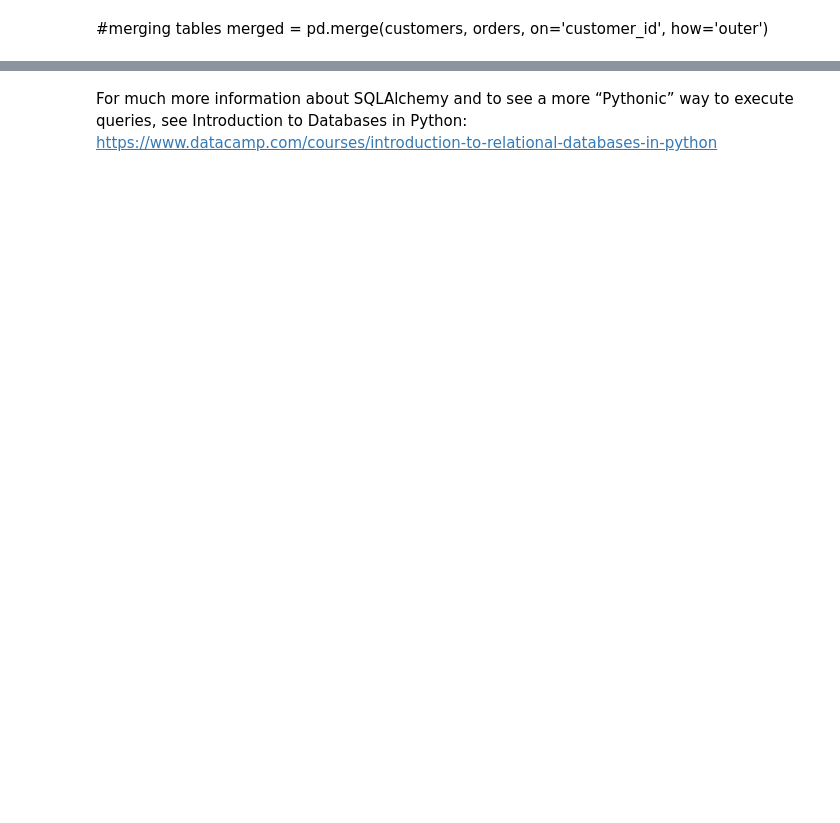
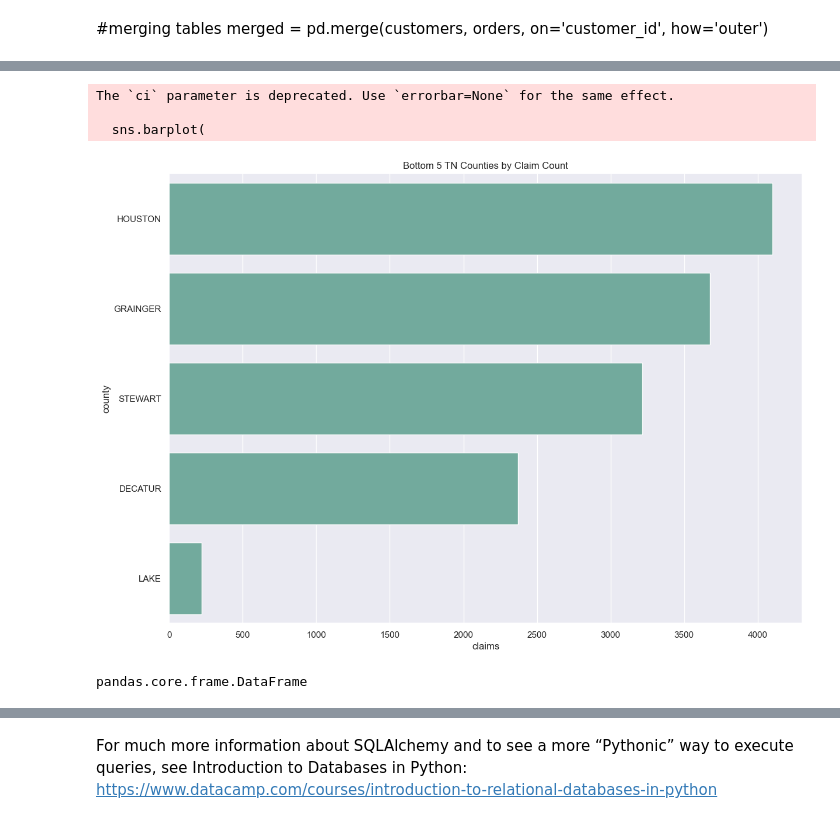
Before and after one commit to NSS-Data-Analytics-Cohort-12/prescribers-python-da12-v2-pandas-pandemonium, a Jupyter notebook: notebooks/prescribers.ipynb, the cells around one changed output, grey strips where cells are left out. Saved outputs shown, nothing was run; the diff lists cells and outputs as text; code cells hidden in the pictures; blank space fills up the shorter version.

```diff
--- a/notebooks/prescribers.ipynb
+++ b/notebooks/prescribers.ipynb
@@ -125,0 +261,25 @@ Name: claims, dtype: float64
+# %%
+bottom_counties_per_claim = county_claims.nsmallest(5, 'claims')
+bottom_5_counties_per_claim = bottom_counties_per_claim.sort_values(by='claims', ascending=False)
+# %%
+# Set the figure size
+plt.figure(figsize=(14, 10))
+
+# plot a bar chart
+sns.barplot(
+    y="county",
+    x="claims",
+    data=bottom_5_counties_per_claim,
+    estimator=sum,
+    ci=None,
+    color='#69b3a2')
+plt.title('Bottom 5 TN Counties by Claim Count');
+# %% [output]
+The `ci` parameter is deprecated. Use `errorbar=None` for the same effect.
+
+  sns.barplot(
+[figure, added]
+# %%
+type(county_claims)
+# %% [output]
+pandas.core.frame.DataFrame
```
Also changed, not shown: parts of 17 cells of this notebook.
